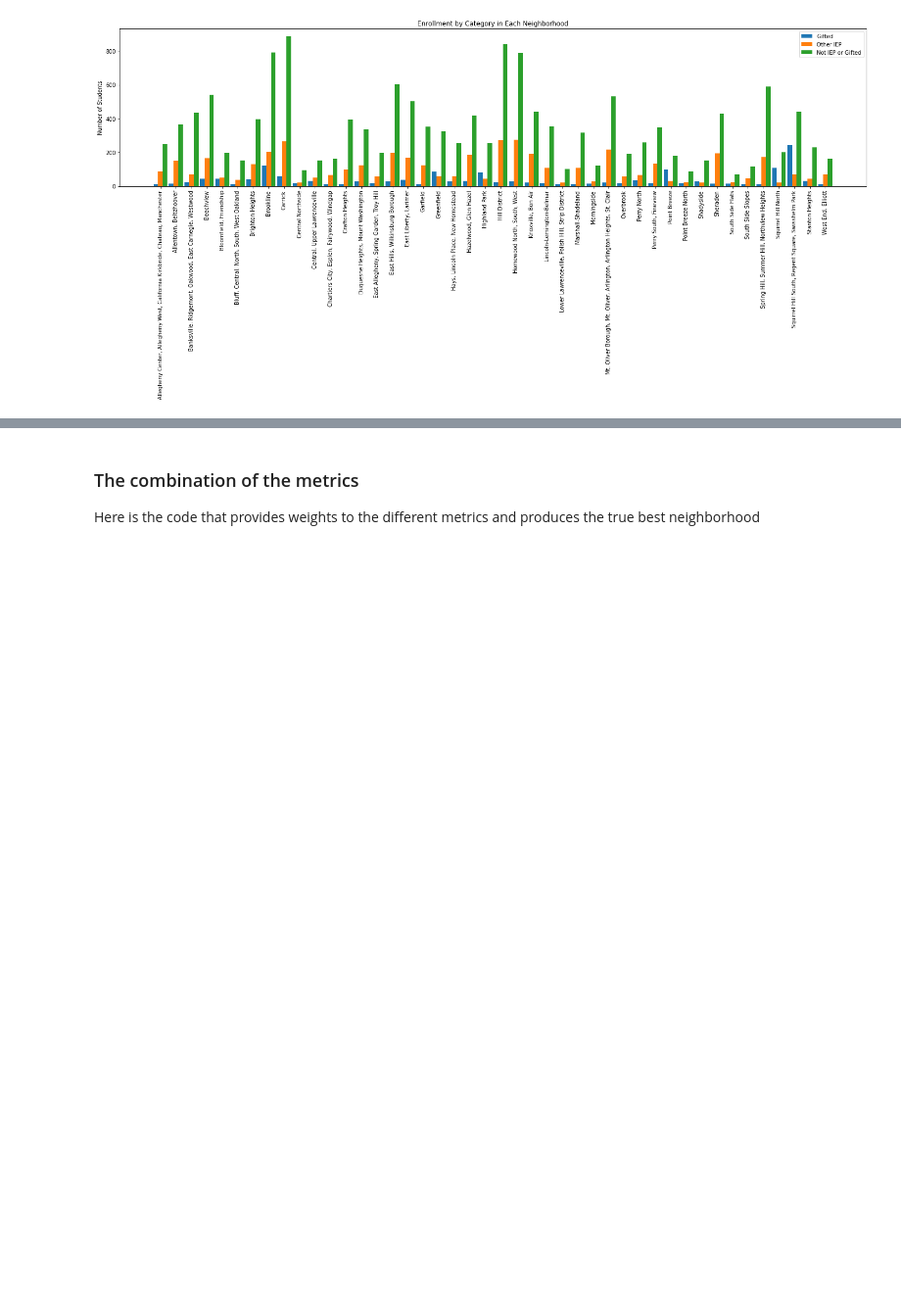
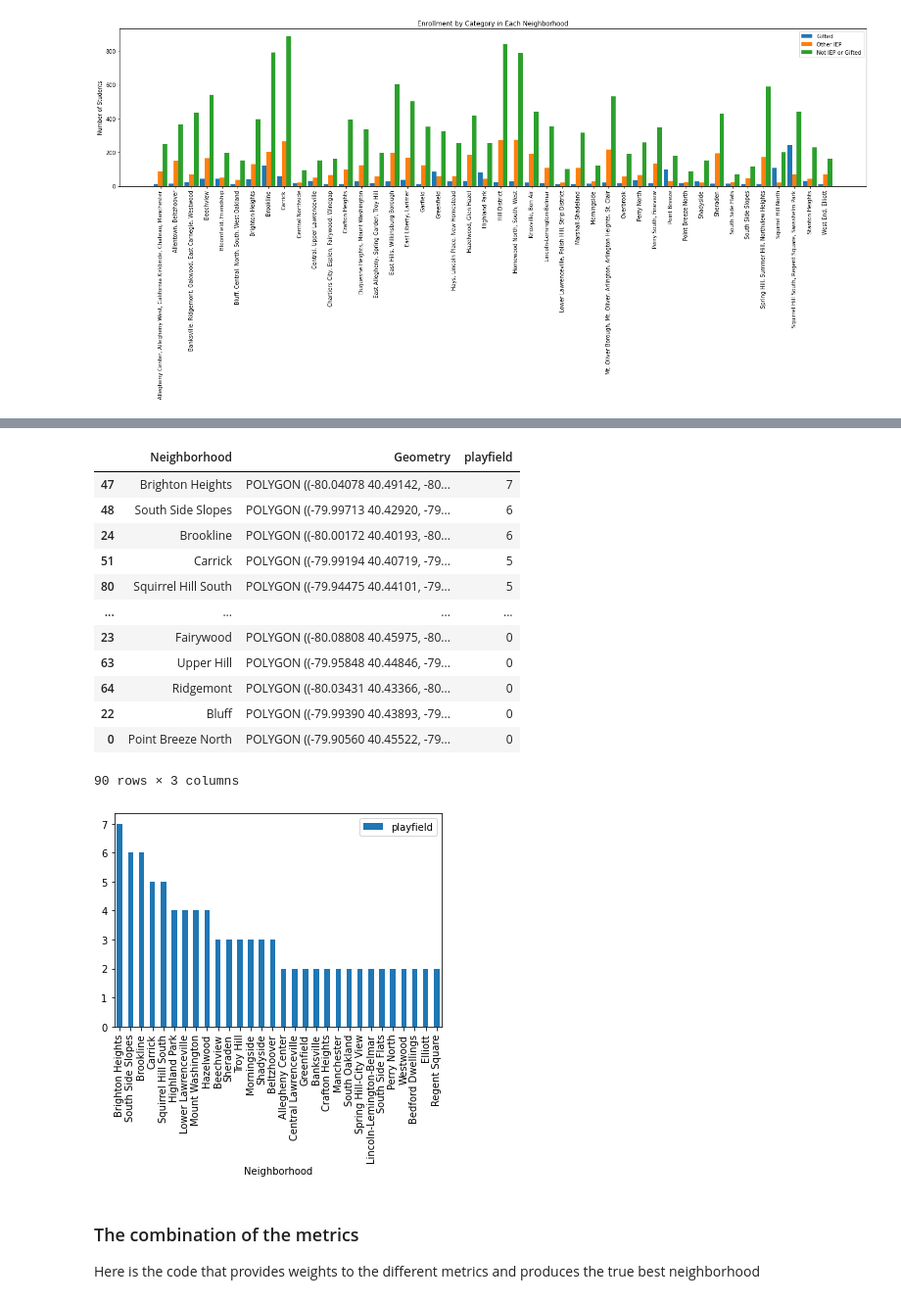
Before and after one commit to AKauffy/TheBiggestIdeas, a Jupyter notebook: FinalNotebook.ipynb, the cells around one changed output, grey strips where cells are left out. Shown at 98% size. Cells and saved outputs as stored; diff of their text form; code cells hidden in the pictures; blank space fills up the shorter version.

```diff
--- a/FinalNotebook.ipynb
+++ b/FinalNotebook.ipynb
@@ -159,3 +247,24 @@ This part of the metric will gauge how many recreational areas are avaliable in
+# %%
+nb_pf=n_data.sort_values("playfield",ascending=False)
+plt=nb_pf.iloc[:30].plot(kind='bar',x='Neighborhood',y='playfield')
+ax.set_title("PlayingFields in Pittsburgh")
+
+nb_pf
+# %% [output]
+|  | Neighborhood | Geometry | playfield |
+| 47 | Brighton Heights | POLYGON ((-80.04078 40.49142, -80... | 7 |
+| 48 | South Side Slopes | POLYGON ((-79.99713 40.42920, -79... | 6 |
+| 24 | Brookline | POLYGON ((-80.00172 40.40193, -80... | 6 |
+| 51 | Carrick | POLYGON ((-79.99194 40.40719, -79... | 5 |
+| 80 | Squirrel Hill South | POLYGON ((-79.94475 40.44101, -79... | 5 |
+| ... | ... | ... | ... |
+| 23 | Fairywood | POLYGON ((-80.08808 40.45975, -80... | 0 |
+| 63 | Upper Hill | POLYGON ((-79.95848 40.44846, -79... | 0 |
+| 64 | Ridgemont | POLYGON ((-80.03431 40.43366, -80... | 0 |
+| 22 | Bluff | POLYGON ((-79.99390 40.43893, -79... | 0 |
+| 0 | Point Breeze North | POLYGON ((-79.90560 40.45522, -79... | 0 |
+90 rows × 3 columns
+[figure, added]
 # %% [markdown]
 ### The combination of the metrics
 Here is the code that provides weights to the different metrics and produces the true best neighborhood
```
Also changed, not shown: parts of 6 cells of this notebook.
